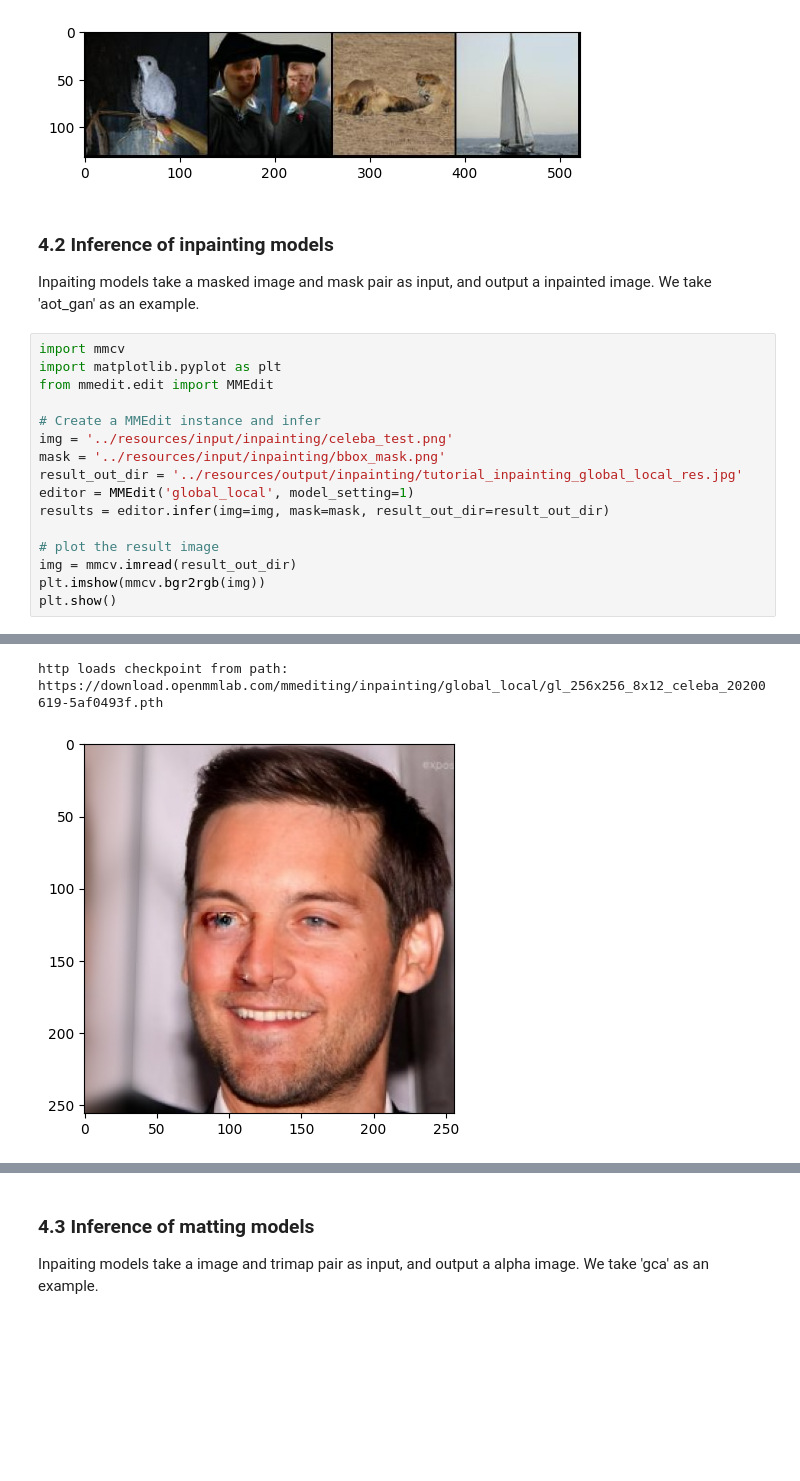
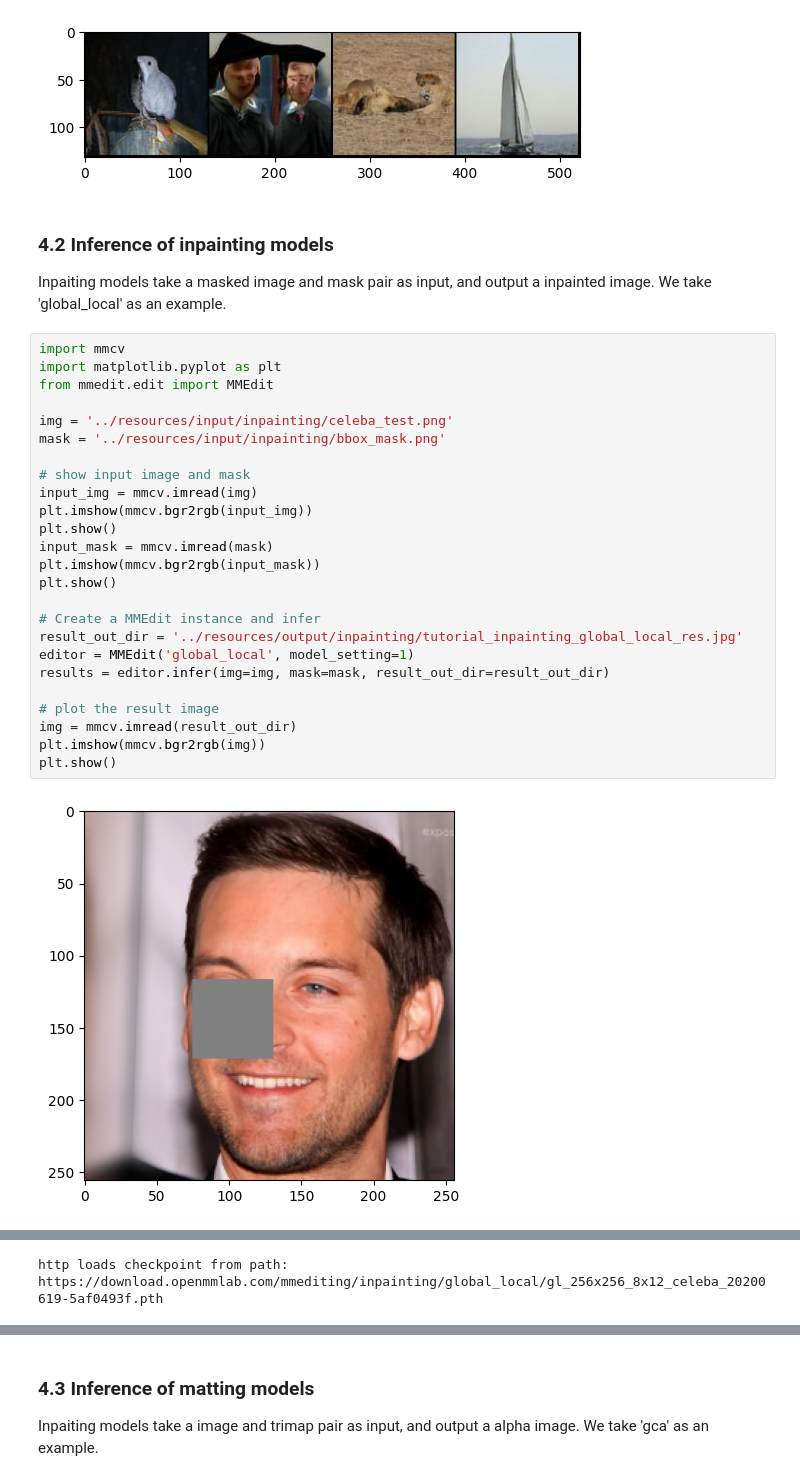
Before and after one commit to open-mmlab/mmagic, a Jupyter notebook: demo/mmediting_inference_tutorial.ipynb, the cells around one changed output, grey strips where cells are left out. Saved outputs shown, nothing was run; the diff lists cells and outputs as text; blank space fills up the shorter version.

```diff
--- a/demo/mmediting_inference_tutorial.ipynb
+++ b/demo/mmediting_inference_tutorial.ipynb
@@ -278,21 +297,31 @@ http loads checkpoint from path: https://download.openmmlab.com/mmgen/biggan/big
 # %% [markdown]
 ### 4.2 Inference of inpainting models
 
-Inpaiting models take a masked image and mask pair as input, and output a inpainted image. We take 'aot_gan' as an example.
+Inpaiting models take a masked image and mask pair as input, and output a inpainted image. We take 'global_local' as an example.
 # %%
 import mmcv
 import matplotlib.pyplot as plt
 from mmedit.edit import MMEdit
 
-# Create a MMEdit instance and infer
 img = '../resources/input/inpainting/celeba_test.png'
 mask = '../resources/input/inpainting/bbox_mask.png'
+
+# show input image and mask
+input_img = mmcv.imread(img)
+plt.imshow(mmcv.bgr2rgb(input_img))
+plt.show()
+input_mask = mmcv.imread(mask)
+plt.imshow(mmcv.bgr2rgb(input_mask))
+plt.show()
+
+# Create a MMEdit instance and infer
 result_out_dir = '../resources/output/inpainting/tutorial_inpainting_global_local_res.jpg'
 editor = MMEdit('global_local', model_setting=1)
 results = editor.infer(img=img, mask=mask, result_out_dir=result_out_dir)
 
 # plot the result image
 img = mmcv.imread(result_out_dir)
 plt.imshow(mmcv.bgr2rgb(img))
 plt.show()
 # %% [output]
+[figure, new version]
@@ -299,2 +329 @@ plt.show()
 http loads checkpoint from path: https://download.openmmlab.com/mmediting/inpainting/global_local/gl_256x256_8x12_celeba_20200619-5af0493f.pth
-[figure, old version]
```
Also changed, not shown: parts of 7 cells of this notebook, 2 other files.
